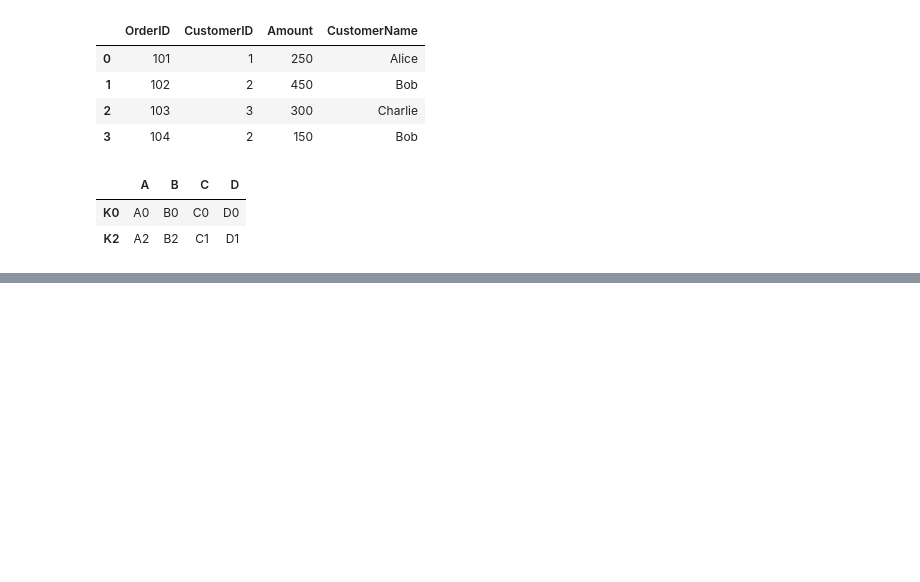
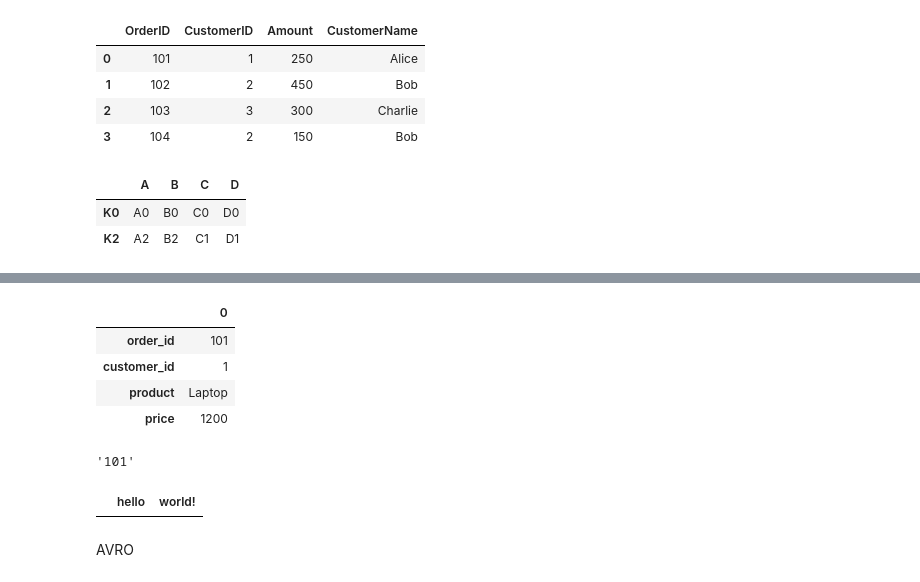
Before and after one commit to ruditmathews/PythonForDE, a Jupyter notebook: Basics/basics.ipynb, the cells around one changed output, grey strips where cells are left out. Cells and saved outputs as stored; diff of their text form; code cells hidden in the pictures; blank space fills up the shorter version.

```diff
--- a/Basics/basics.ipynb
+++ b/Basics/basics.ipynb
@@ -780,0 +881,23 @@ df_join
+# %%
+str2 = {"order_id": "101", "customer_id": "1", "product": "Laptop", "price": "1200"}
+
+df3 = pd.DataFrame.from_dict(str2,orient = 'index')
+# %%
+df3
+# %% [output]
+|  | 0 |
+| order_id | 101 |
+| customer_id | 1 |
+| product | Laptop |
+| price | 1200 |
+# %%
+str2["order_id"]
+# %% [output]
+'101'
+# %%
+df4 = pd.read_excel("A:/Projects/PythonForDE/Data/hello_world.xlsx")
+df4
+# %% [output]
+|  | hello | world! |
+# %% [markdown]
+AVRO
```
Also changed, not shown: parts of 34 cells of this notebook, 4 other files.
